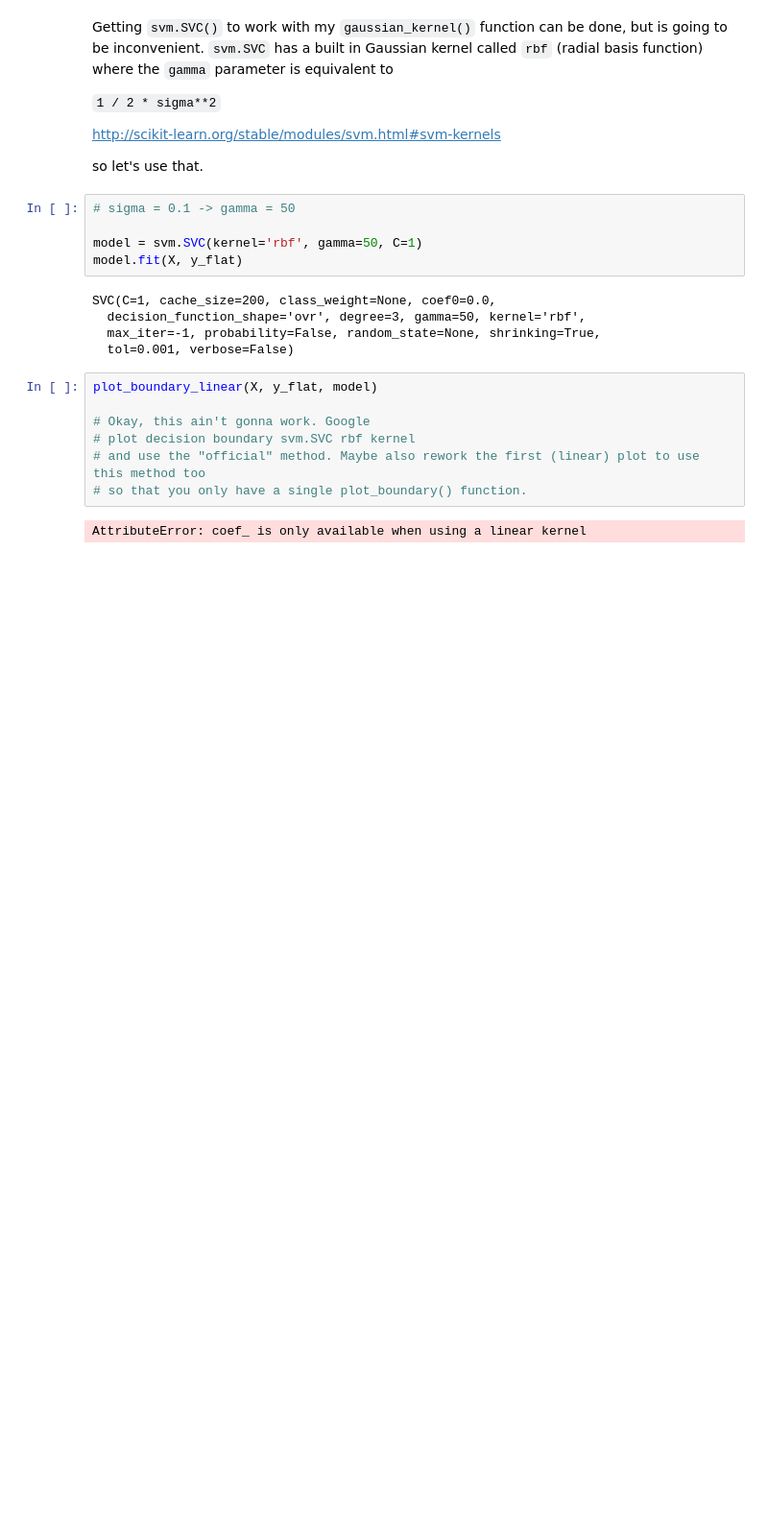
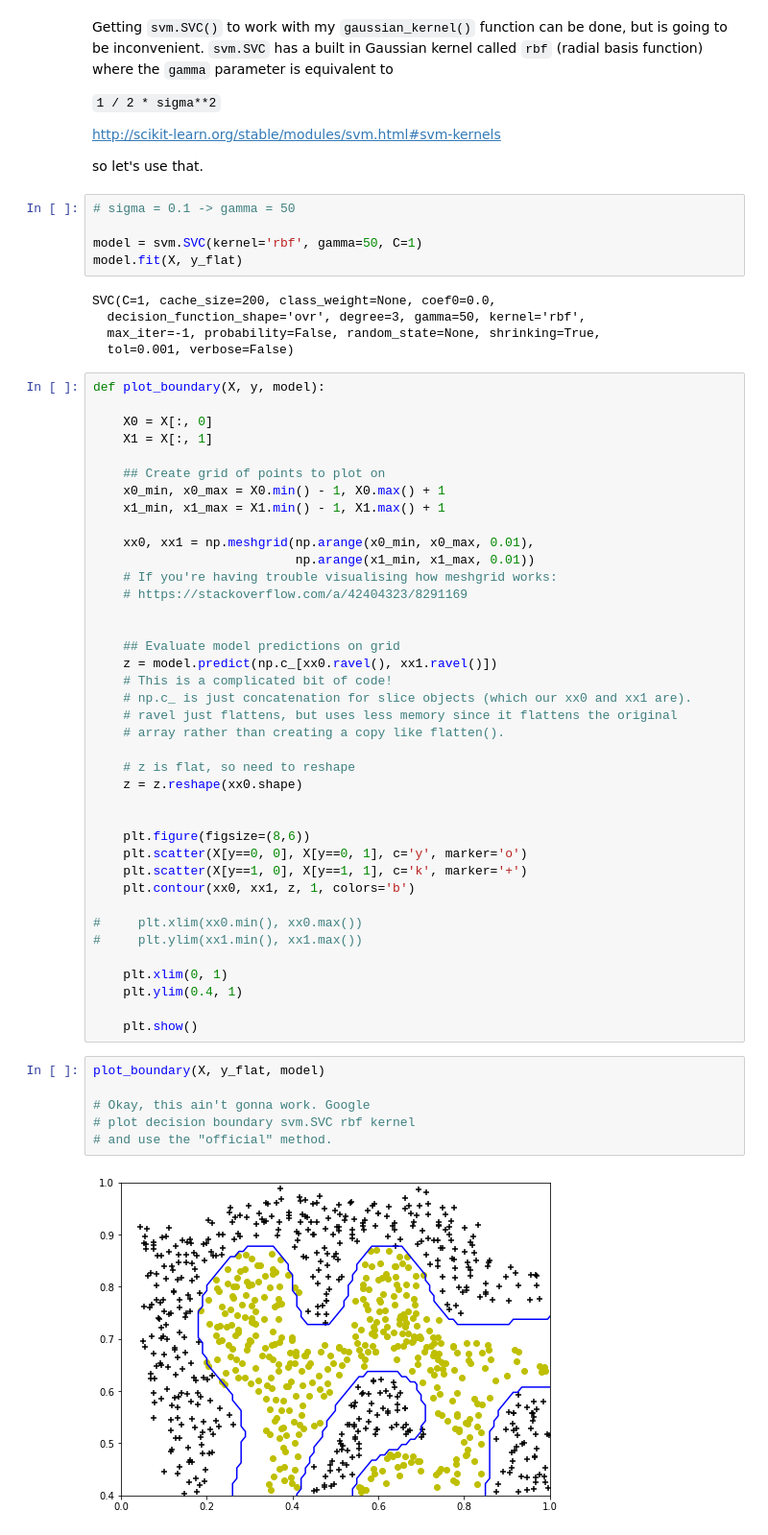
Before and after one commit to ZER-0-NE/Ng_ML, a Jupyter notebook: ex6/6_Support_vector_machines.ipynb, the cells around one changed output. Shown: that part at 96% size. Drawn from its saved outputs; the diff is of its cells as text; blank space fills up the shorter version.

Commit message:
Section 1.2.2 - decision boundary plotted, plot needs neatening

```diff
--- a/ex6/6_Support_vector_machines.ipynb
+++ b/ex6/6_Support_vector_machines.ipynb
@@ -206,12 +206,50 @@ SVC(C=1, cache_size=200, class_weight=None, coef0=0.0,
   decision_function_shape='ovr', degree=3, gamma=50, kernel='rbf',
   max_iter=-1, probability=False, random_state=None, shrinking=True,
   tol=0.001, verbose=False)
+# %%
+def plot_boundary(X, y, model):
+
+    X0 = X[:, 0]
+    X1 = X[:, 1]
+
+    ## Create grid of points to plot on
+    x0_min, x0_max = X0.min() - 1, X0.max() + 1
+    x1_min, x1_max = X1.min() - 1, X1.max() + 1
+
+    xx0, xx1 = np.meshgrid(np.arange(x0_min, x0_max, 0.01),
+                           np.arange(x1_min, x1_max, 0.01))
+    # If you're having trouble visualising how meshgrid works:
+    # https://stackoverflow.com/a/42404323/8291169
+
+
+    ## Evaluate model predictions on grid
+    z = model.predict(np.c_[xx0.ravel(), xx1.ravel()])
+    # This is a complicated bit of code!
+    # np.c_ is just concatenation for slice objects (which our xx0 and xx1 are).
+    # ravel just flattens, but uses less memory since it flattens the original
+    # array rather than creating a copy like flatten().
+
+    # z is flat, so need to reshape
+    z = z.reshape(xx0.shape)
+
+
+    plt.figure(figsize=(8,6))
+    plt.scatter(X[y==0, 0], X[y==0, 1], c='y', marker='o')
+    plt.scatter(X[y==1, 0], X[y==1, 1], c='k', marker='+')
+    plt.contour(xx0, xx1, z, 1, colors='b')
+
+#     plt.xlim(xx0.min(), xx0.max())
+#     plt.ylim(xx1.min(), xx1.max())
+
+    plt.xlim(0, 1)
+    plt.ylim(0.4, 1)
+
+    plt.show()
 # %%
-plot_boundary_linear(X, y_flat, model)
+plot_boundary(X, y_flat, model)
 
 # Okay, this ain't gonna work. Google
 # plot decision boundary svm.SVC rbf kernel
-# and use the "official" method. Maybe also rework the first (linear) plot to use this method too
-# so that you only have a single plot_boundary() function.
+# and use the "official" method.
 # %% [output]
-AttributeError: coef_ is only available when using a linear kernel
+[figure, added]
```
Also changed, not shown: parts of 2 cells of this notebook.
